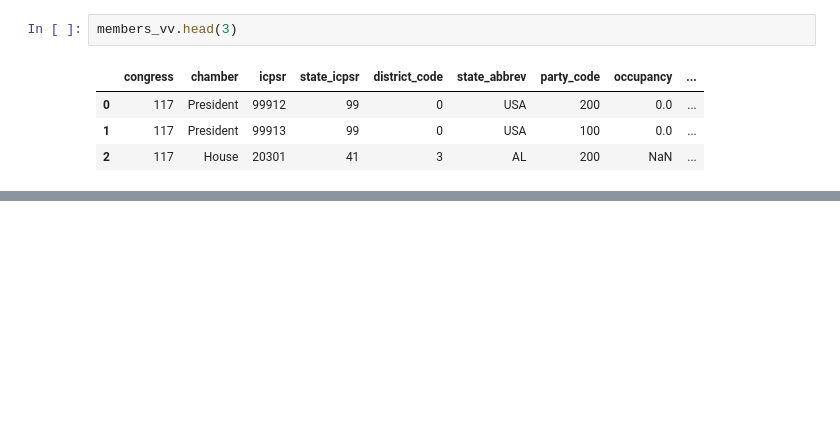
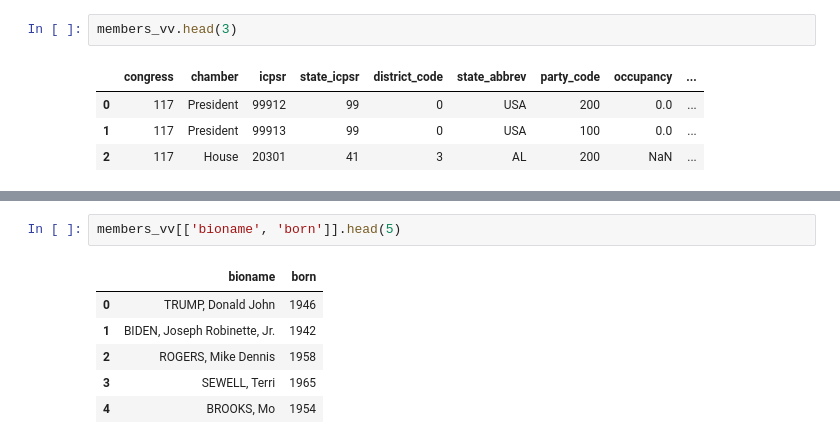
Before and after one commit to beauleblond/contrans, a Jupyter notebook: app/data_wrangling.ipynb, the cells around one changed output, grey strips where cells are left out. Drawn from its saved outputs; the diff is of its cells as text; blank space fills up the shorter version.

```diff
--- a/app/data_wrangling.ipynb
+++ b/app/data_wrangling.ipynb
@@ -215,0 +220,9 @@ members_total = pd.merge(members_vv, members_pp,
+# %%
+members_vv[['bioname', 'born']].head(5)
+# %% [output]
+|  | bioname | born |
+| 0 | TRUMP, Donald John | 1946 |
+| 1 | BIDEN, Joseph Robinette, Jr. | 1942 |
+| 2 | ROGERS, Mike Dennis | 1958 |
+| 3 | SEWELL, Terri | 1965 |
+| 4 | BROOKS, Mo | 1954 |
```
Also changed, not shown: parts of 33 cells of this notebook.
